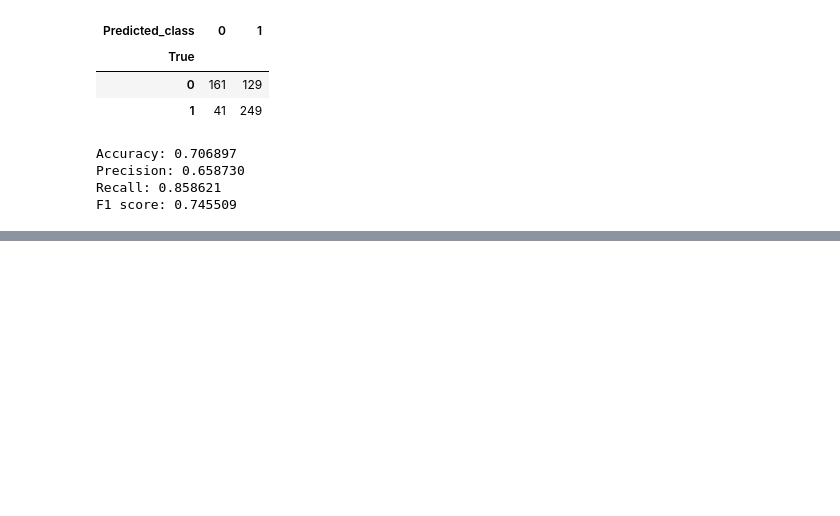
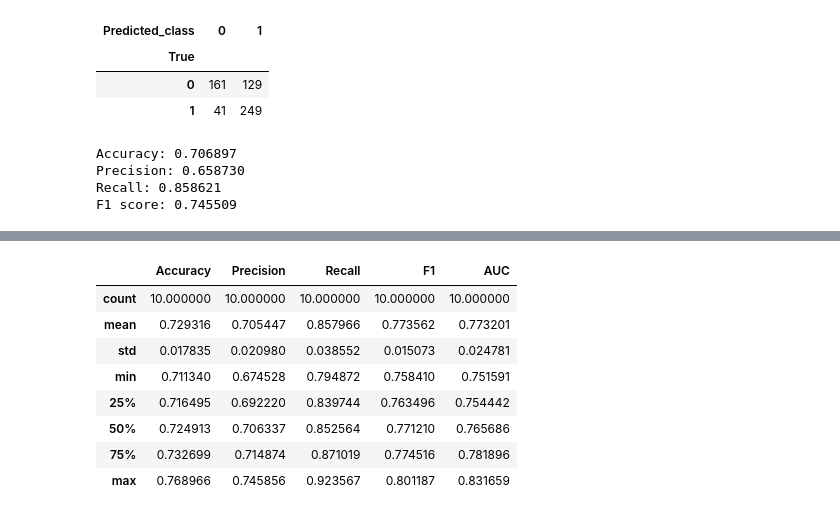
Before and after one commit to Aveek-Saha/TwitterFakeNet, a Jupyter notebook: GNN.ipynb, the cells around one changed output, grey strips where cells are left out. Saved outputs shown, nothing was run; the diff lists cells and outputs as text; code cells hidden in the pictures; blank space fills up the shorter version.

```diff
--- a/GNN.ipynb
+++ b/GNN.ipynb
@@ -395,0 +528,12 @@ F1 score: 0.745509
+# %%
+scores.describe()
+# %% [output]
+|  | Accuracy | Precision | Recall | F1 | AUC |
+| count | 10.000000 | 10.000000 | 10.000000 | 10.000000 | 10.000000 |
+| mean | 0.729316 | 0.705447 | 0.857966 | 0.773562 | 0.773201 |
+| std | 0.017835 | 0.020980 | 0.038552 | 0.015073 | 0.024781 |
+| min | 0.711340 | 0.674528 | 0.794872 | 0.758410 | 0.751591 |
+| 25% | 0.716495 | 0.692220 | 0.839744 | 0.763496 | 0.754442 |
+| 50% | 0.724913 | 0.706337 | 0.852564 | 0.771210 | 0.765686 |
+| 75% | 0.732699 | 0.714874 | 0.871019 | 0.774516 | 0.781896 |
+| max | 0.768966 | 0.745856 | 0.923567 | 0.801187 | 0.831659 |
```
Also changed, not shown: parts of 8 cells of this notebook.
